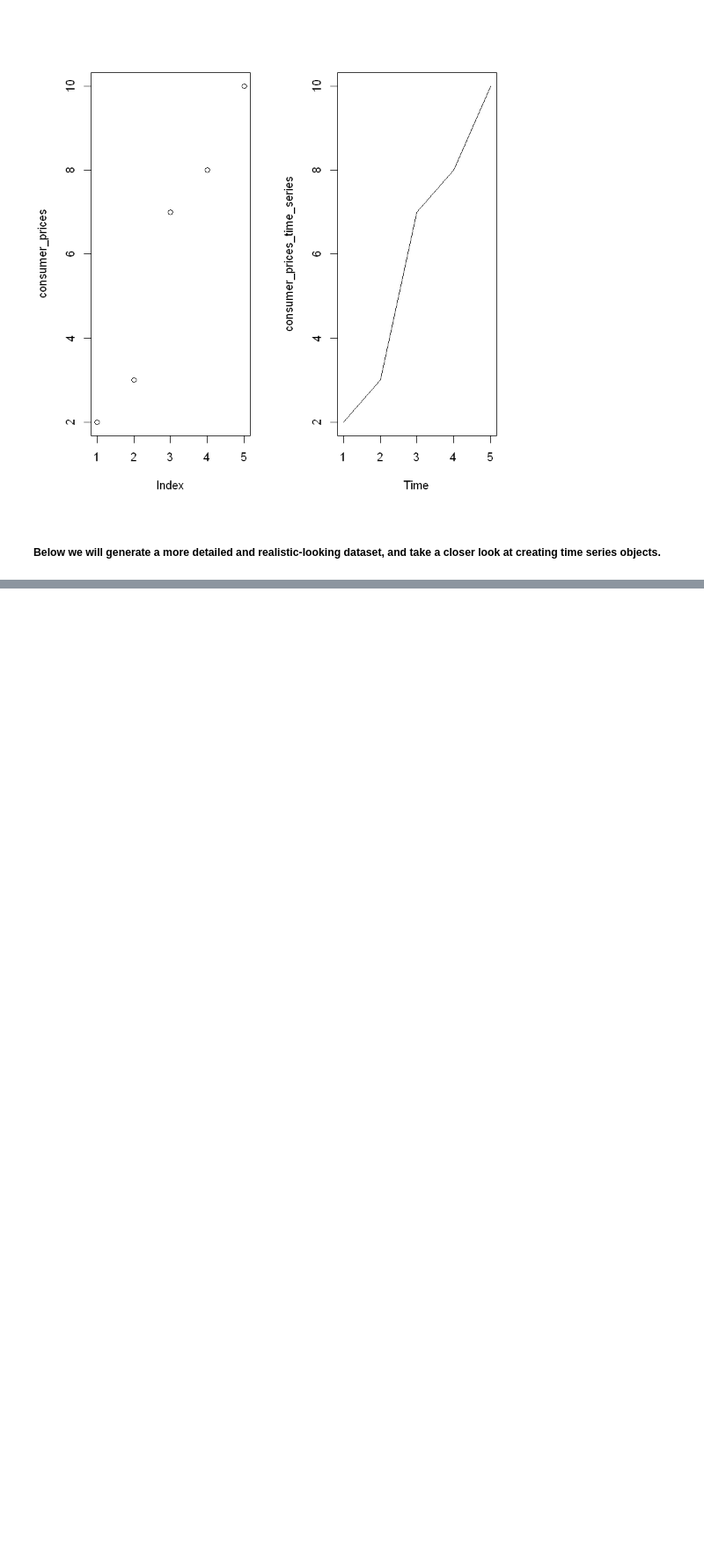
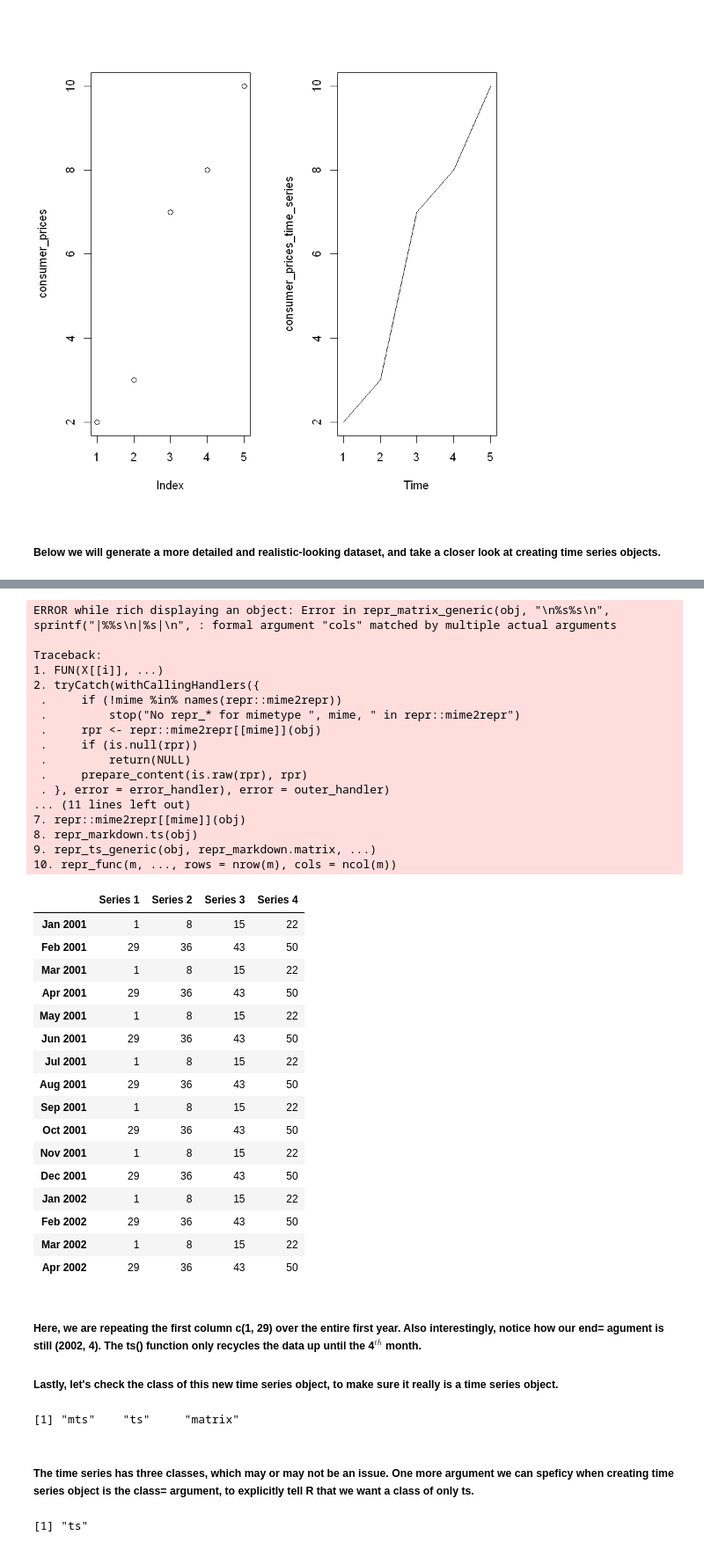
Before and after one commit to TylerTompa/Time-Series, a Jupyter notebook: Time Series Basics.ipynb, the cells around one changed output, grey strips where cells are left out. Shown: that part at 88% size. Drawn from its saved outputs; the diff is of its cells as text; code cells hidden in the pictures; blank space fills up the shorter version.

```diff
--- a/Time Series Basics.ipynb
+++ b/Time Series Basics.ipynb
@@ -367,2 +406,55 @@ random_matrix
+# %%
+time_series_for_example <- ts(data_for_example, start=c(2001, 1), end=c(2002, 4), frequency=12)
+
+# We confirmed that our matrix had two rows and four columns.  We should have the same format here.
+time_series_for_example
+# %% [output]
+ERROR while rich displaying an object: Error in repr_matrix_generic(obj, "\n%s%s\n", sprintf("|%%s\n|%s|\n", : formal argument "cols" matched by multiple actual arguments
+
+Traceback:
+1. FUN(X[[i]], ...)
+2. tryCatch(withCallingHandlers({
+ .     if (!mime %in% names(repr::mime2repr))
+ .         stop("No repr_* for mimetype ", mime, " in repr::mime2repr")
+ .     rpr <- repr::mime2repr[[mime]](obj)
+ .     if (is.null(rpr))
+ .         return(NULL)
+ .     prepare_content(is.raw(rpr), rpr)
+ . }, error = error_handler), error = outer_handler)
+... (11 lines left out)
+7. repr::mime2repr[[mime]](obj)
+8. repr_markdown.ts(obj)
+9. repr_ts_generic(obj, repr_markdown.matrix, ...)
+10. repr_func(m, ..., rows = nrow(m), cols = ncol(m))
+|  | Series 1 | Series 2 | Series 3 | Series 4 |
+| Jan 2001 | 1 | 8 | 15 | 22 |
+| Feb 2001 | 29 | 36 | 43 | 50 |
+| Mar 2001 | 1 | 8 | 15 | 22 |
+| Apr 2001 | 29 | 36 | 43 | 50 |
+| May 2001 | 1 | 8 | 15 | 22 |
+| Jun 2001 | 29 | 36 | 43 | 50 |
+| Jul 2001 | 1 | 8 | 15 | 22 |
+| Aug 2001 | 29 | 36 | 43 | 50 |
+| Sep 2001 | 1 | 8 | 15 | 22 |
+| Oct 2001 | 29 | 36 | 43 | 50 |
+| Nov 2001 | 1 | 8 | 15 | 22 |
+| Dec 2001 | 29 | 36 | 43 | 50 |
+| Jan 2002 | 1 | 8 | 15 | 22 |
+| Feb 2002 | 29 | 36 | 43 | 50 |
+| Mar 2002 | 1 | 8 | 15 | 22 |
+| Apr 2002 | 29 | 36 | 43 | 50 |
+# %% [markdown]
+##### Here, we are repeating the first column c(1, 29) over the entire first year.  Also interestingly, notice how our end= agument is still (2002, 4).  The ts() function only recycles the data up until the 4$\displaystyle ^{th}$ month.
+
+##### Lastly, let's check the class of this new time series object, to make sure it really is a time series object.
+# %%
+class(time_series_for_example)
+# %% [output]
+[1] "mts"    "ts"     "matrix"
+# %% [markdown]
+##### The time series has three classes, which may or may not be an issue.  One more argument we can speficy when creating time series object is the class= argument, to explicitly tell R that we want a class of only ts.
 # %%
-random_time_series <- ts(random_matrix, start=c(2001, 1), frequency=12)
+time_series_for_example <- ts(data_for_example, start=c(2001, 1), end=c(2002, 4), frequency=12, class="ts")
+class(time_series_for_example)
+# %% [output]
+[1] "ts"
```
Also changed, not shown: parts of 25 cells of this notebook.
